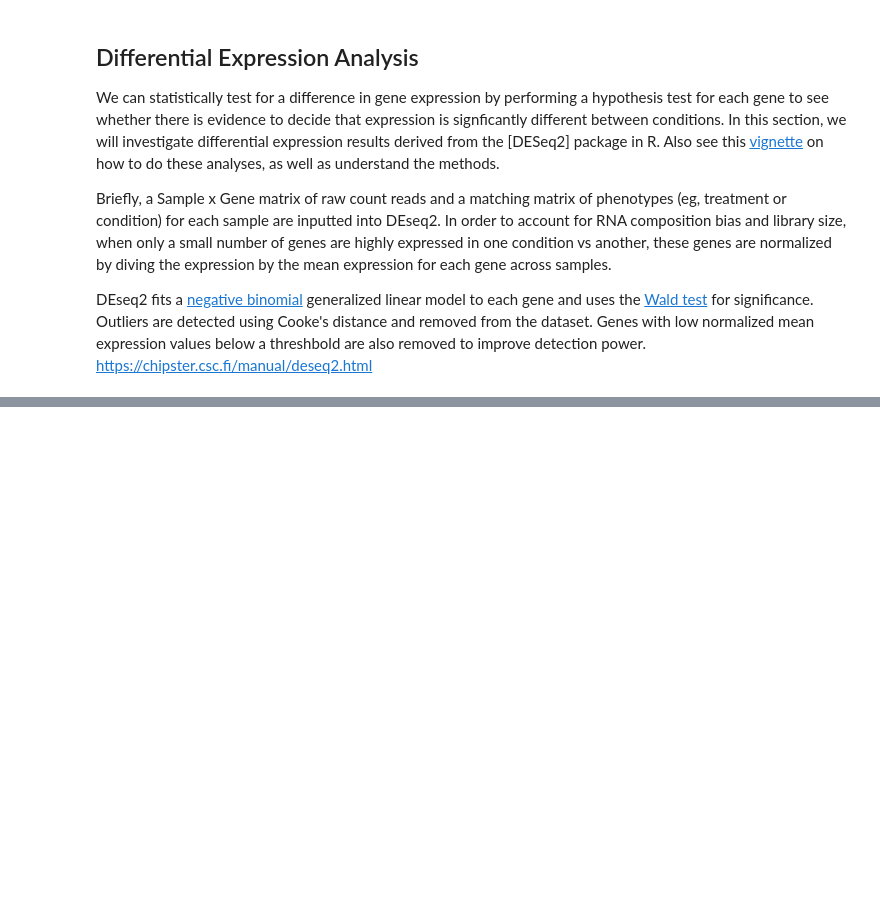
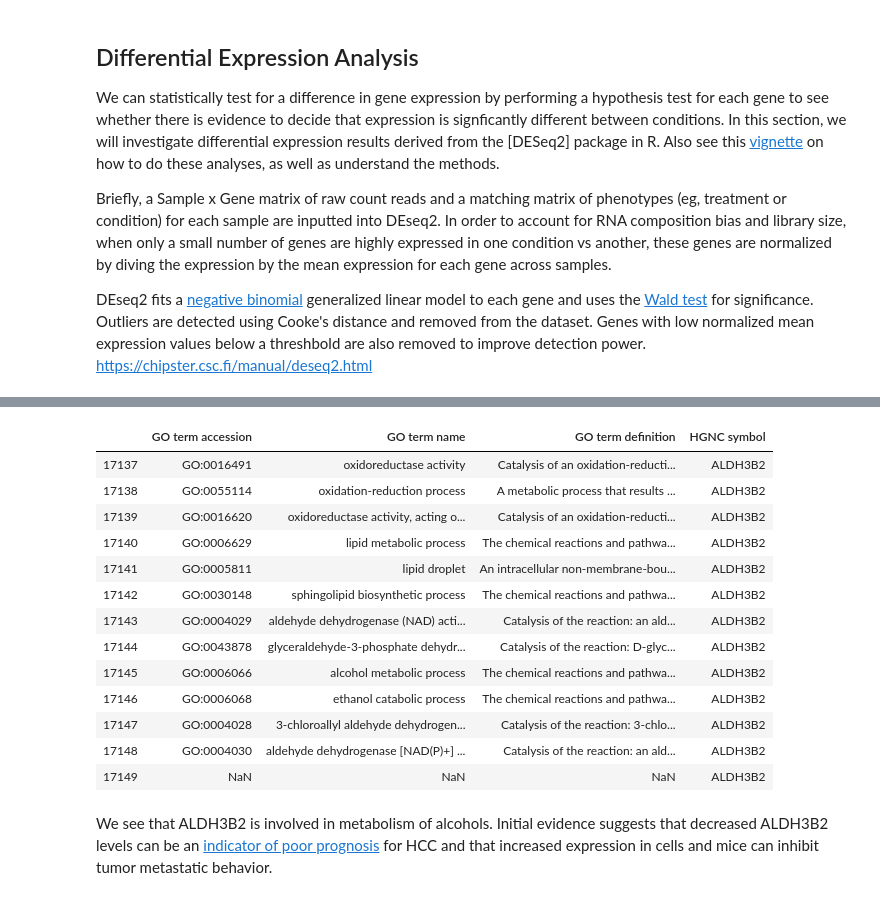
Before and after one commit to sohilsshah91/hacknights, a Jupyter notebook: tcga-series/post/post1_mwe_introduction.ipynb, the cells around one changed output, grey strips where cells are left out. Saved outputs shown, nothing was run; the diff lists cells and outputs as text; code cells hidden in the pictures; blank space fills up the shorter version.

```diff
--- a/tcga-series/post/post1_mwe_introduction.ipynb
+++ b/tcga-series/post/post1_mwe_introduction.ipynb
@@ -402,0 +444,35 @@ What clinical attributes can be used to identify biomarkers for disease progress
+# %%
+dataset = Dataset(name='hsapiens_gene_ensembl',
+                  host='http://www.ensembl.org')
+
+attributes = [
+    'go_id',
+    'name_1006',
+    'definition_1006',
+    'hgnc_symbol',
+]
+
+bm = dataset.query(attributes=attributes,
+#               filters={'chromosome_name': ['1','2']}
+                  )
+
+bm
+# %%
+bm[bm['HGNC symbol'] == 'ALDH3B2']
+# %% [output]
+|  | GO term accession | GO term name | GO term definition | HGNC symbol |
+| 17137 | GO:0016491 | oxidoreductase activity | Catalysis of an oxidation-reducti... | ALDH3B2 |
+| 17138 | GO:0055114 | oxidation-reduction process | A metabolic process that results ... | ALDH3B2 |
+| 17139 | GO:0016620 | oxidoreductase activity, acting o... | Catalysis of an oxidation-reducti... | ALDH3B2 |
+| 17140 | GO:0006629 | lipid metabolic process | The chemical reactions and pathwa... | ALDH3B2 |
+| 17141 | GO:0005811 | lipid droplet | An intracellular non-membrane-bou... | ALDH3B2 |
+| 17142 | GO:0030148 | sphingolipid biosynthetic process | The chemical reactions and pathwa... | ALDH3B2 |
+| 17143 | GO:0004029 | aldehyde dehydrogenase (NAD) acti... | Catalysis of the reaction: an ald... | ALDH3B2 |
+| 17144 | GO:0043878 | glyceraldehyde-3-phosphate dehydr... | Catalysis of the reaction: D-glyc... | ALDH3B2 |
+| 17145 | GO:0006066 | alcohol metabolic process | The chemical reactions and pathwa... | ALDH3B2 |
+| 17146 | GO:0006068 | ethanol catabolic process | The chemical reactions and pathwa... | ALDH3B2 |
+| 17147 | GO:0004028 | 3-chloroallyl aldehyde dehydrogen... | Catalysis of the reaction: 3-chlo... | ALDH3B2 |
+| 17148 | GO:0004030 | aldehyde dehydrogenase [NAD(P)+] ... | Catalysis of the reaction: an ald... | ALDH3B2 |
+| 17149 | NaN | NaN | NaN | ALDH3B2 |
+# %% [markdown]
+We see that ALDH3B2 is involved in metabolism of alcohols. Initial evidence suggests that decreased ALDH3B2 levels can be an [indicator of poor prognosis](https://aasldpubs.onlinelibrary.wiley.com/doi/full/10.1002/hep.29006) for HCC and that increased expression in cells and mice can inhibit tumor metastatic behavior.
```
Also changed, not shown: parts of 11 cells of this notebook.
